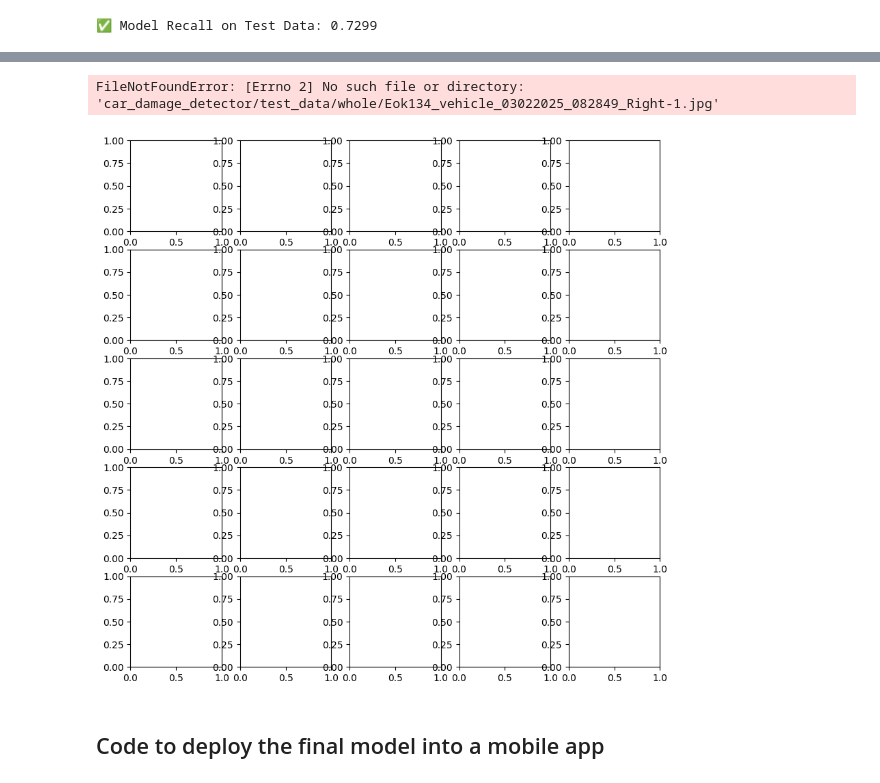
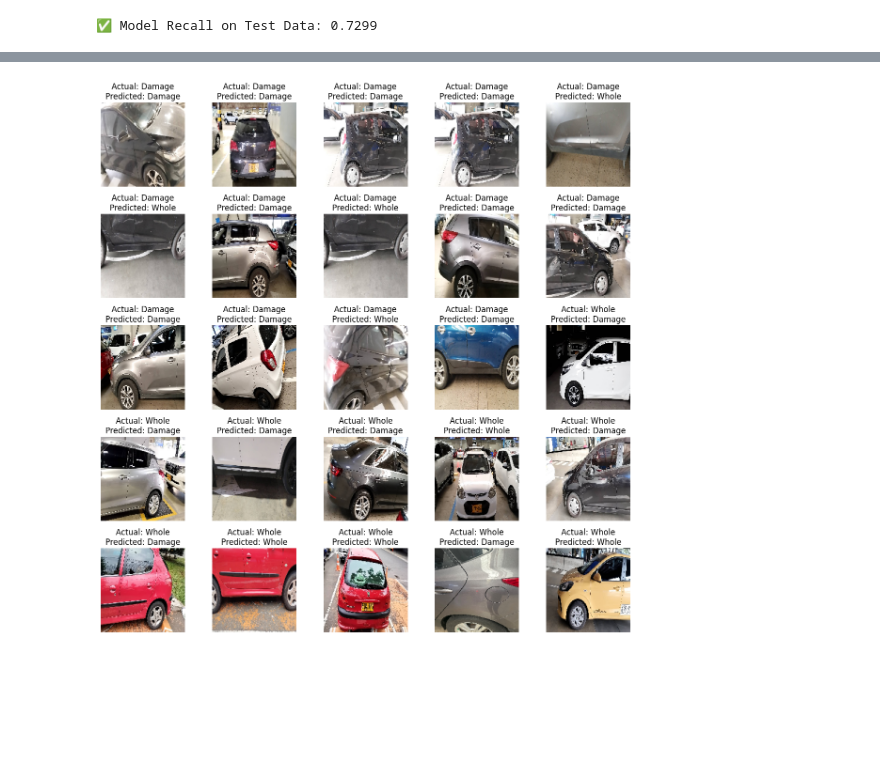
Before and after one commit to slunara/car_damage_detector, a Jupyter notebook: models/EfficientNetV2S_car_damage_classifier_GridSearch_AppDpmt_noDataAug.ipynb, the cells around one changed output, grey strips where cells are left out. Saved outputs shown, nothing was run; the diff lists cells and outputs as text; code cells hidden in the pictures; blank space fills up the shorter version.

```diff
--- a/models/EfficientNetV2S_car_damage_classifier_GridSearch_AppDpmt_noDataAug.ipynb
+++ b/models/EfficientNetV2S_car_damage_classifier_GridSearch_AppDpmt_noDataAug.ipynb
@@ -436,17 +483,28 @@ print(f"✅ Model Recall on Test Data: {recall:.4f}")
 # %%
-# Show sample predictions
-fig, axes = plt.subplots(5, 5, figsize=(10, 10))
+
+# 🔹 Show sample predictions
+fig, axes = plt.subplots(5, 5, figsize=(12, 12))
 axes = axes.ravel()
 
 for i in range(25):
-    img = load_img(os.path.join(test_data_dir, "damage" if y_test[i] == 1 else "whole", filenames[i]), target_size=IMG_SIZE)
+    # Ensure index is within bounds
+    if i >= len(filenames):
+        break
+
+    # Load image again for visualization
+    img_path = os.path.join(test_data_dir, "damage" if y_test[i] == 0 else "whole", filenames[i])
+    img = load_img(img_path, target_size=IMG_SIZE)
+
+    # Display image
     axes[i].imshow(img)
     axes[i].axis("off")
-    axes[i].set_title(f"Actual: {'Damage' if y_test[i] == 1 else 'Whole'}\nPredicted: {'Damage' if y_pred_labels[i] == 1 else 'Whole'}")
 
+    # Show actual vs predicted labels
+    actual_label = "Damage" if y_test[i] == 0 else "Whole"
+    predicted_label = "Damage" if y_pred_labels[i] == 0 else "Whole"
+    axes[i].set_title(f"Actual: {actual_label}\nPredicted: {predicted_label}")
+
+plt.tight_layout()
 plt.show()
 # %% [output]
-FileNotFoundError: [Errno 2] No such file or directory: 'car_damage_detector/test_data/whole/Eok134_vehicle_03022025_082849_Right-1.jpg'
-[figure, old version]
+[figure, new version]
-# %% [markdown]
-## Code to deploy the final model into a mobile app
```
Also changed, not shown: parts of 1 cell of this notebook.
